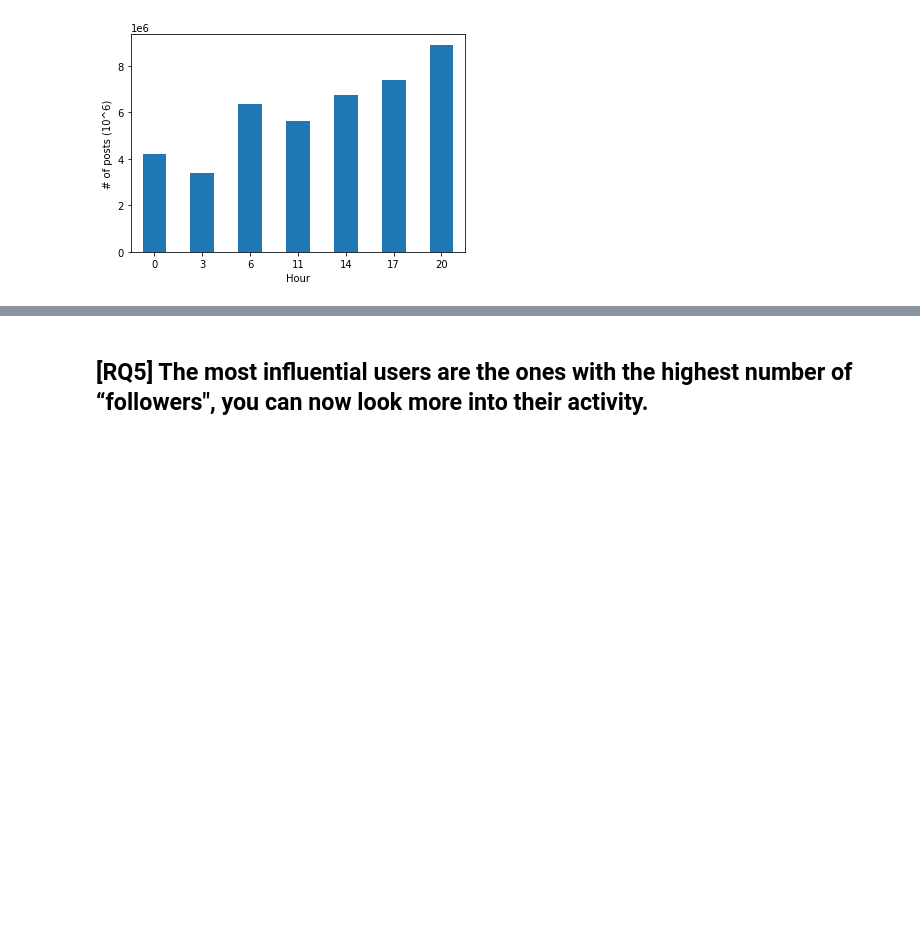
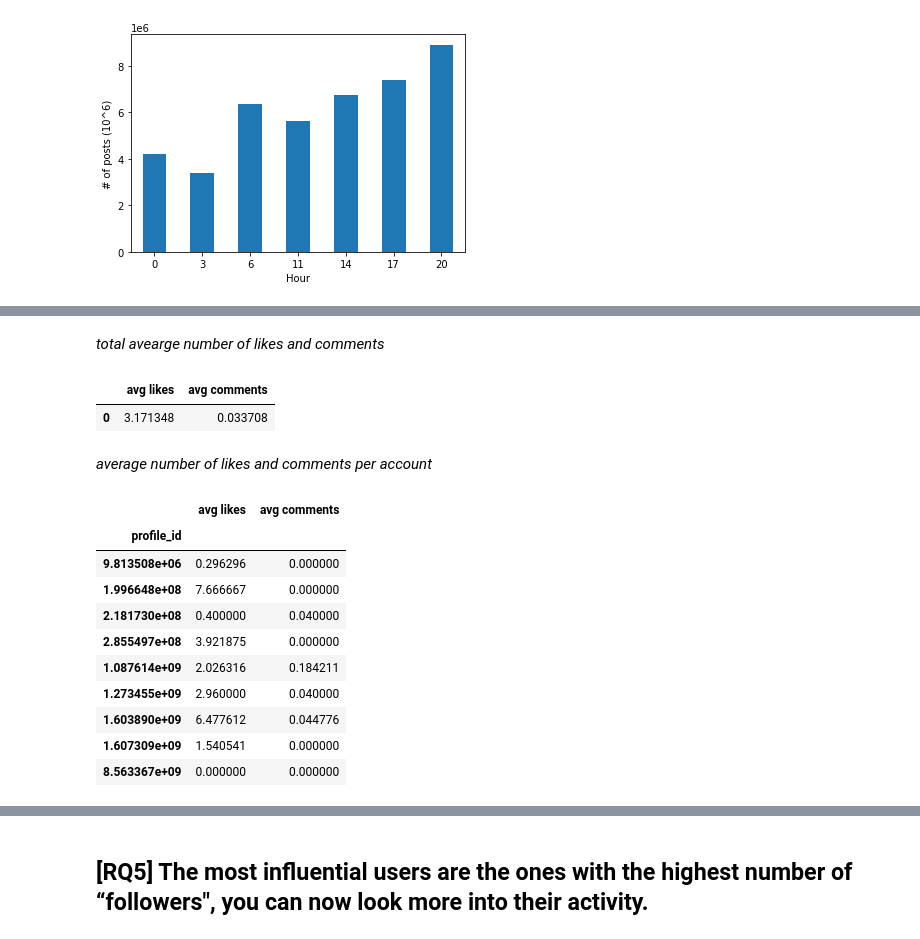
Before and after one commit to sophiaBalestrucci/ADM-HW2, a Jupyter notebook: HW2.ipynb, the cells around one changed output, grey strips where cells are left out. Cells and saved outputs as stored; diff of their text form; code cells hidden in the pictures; blank space fills up the shorter version.

```diff
--- a/HW2.ipynb
+++ b/HW2.ipynb
@@ -132,0 +165,29 @@ def get_posts(profile_id_given):
+# %%
+posts = pd.read_csv("/home/ec2-user/instagram_posts.zip",delimiter="\t",
+                usecols=["post_id","profile_id","numbr_likes","number_comments"])
+# %%
+top_posts = top_n_posters(acc,posts,10)
+# %% [markdown]
+*total avearge number of likes and comments*
+# %%
+cols_rename = {"numbr_likes":"avg likes","number_comments":"avg comments"}
+top_posts[["numbr_likes","number_comments"]].mean().to_frame().T.rename(cols_rename,axis=1)
+# %% [output]
+|  | avg likes | avg comments |
+| 0 | 3.171348 | 0.033708 |
+# %% [markdown]
+*average number of likes and comments per account*
+# %%
+top_posts[["profile_id","numbr_likes","number_comments"]].groupby("profile_id").mean().rename(cols_rename,axis=1)
+# %% [output]
+|  | avg likes | avg comments |
+| profile_id |  |  |
+| 9.813508e+06 | 0.296296 | 0.000000 |
+| 1.996648e+08 | 7.666667 | 0.000000 |
+| 2.181730e+08 | 0.400000 | 0.040000 |
+| 2.855497e+08 | 3.921875 | 0.000000 |
+| 1.087614e+09 | 2.026316 | 0.184211 |
+| 1.273455e+09 | 2.960000 | 0.040000 |
+| 1.603890e+09 | 6.477612 | 0.044776 |
+| 1.607309e+09 | 1.540541 | 0.000000 |
+| 8.563367e+09 | 0.000000 | 0.000000 |
```
Also changed, not shown: parts of 15 cells of this notebook.
